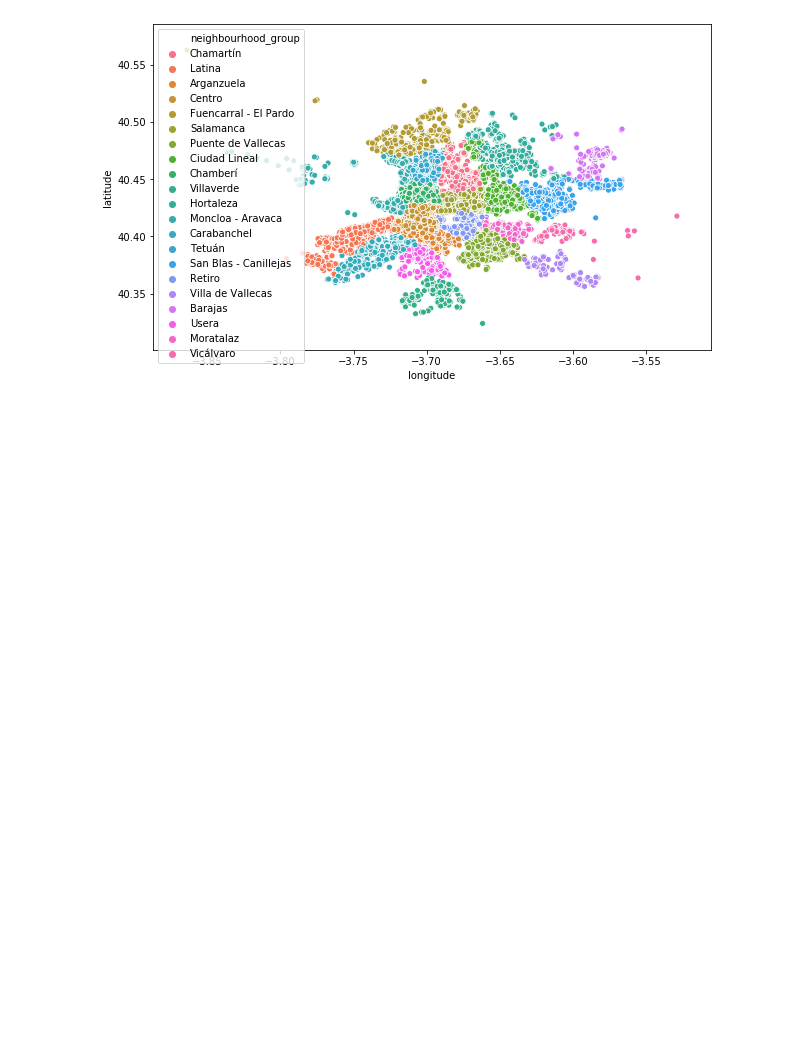
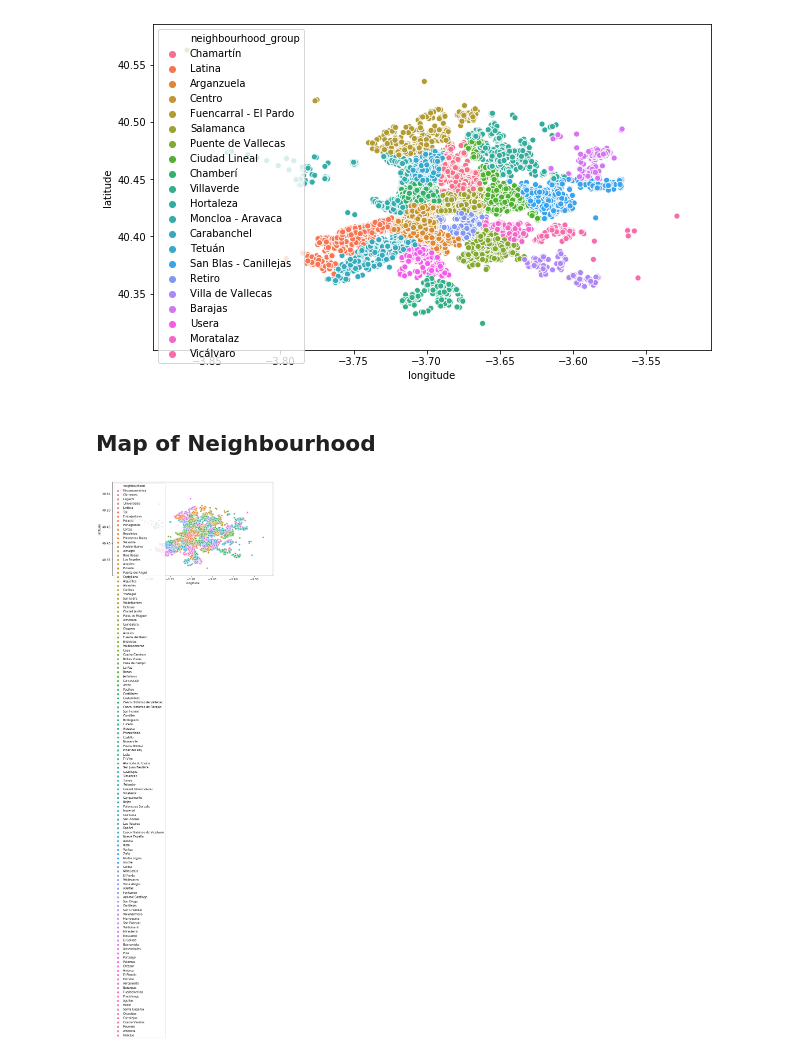
Before and after one commit to trisidoan/ML_engineering_degree, a Jupyter notebook: EAD_review.ipynb, the cells around one changed output. Saved outputs shown, nothing was run; the diff lists cells and outputs as text; code cells hidden in the pictures; blank space fills up the shorter version.

Commit message:
visualize room  data

```diff
--- a/EAD_review.ipynb
+++ b/EAD_review.ipynb
@@ -200,3 +200,11 @@ sns.scatterplot(airbnb.longitude,airbnb.latitude,hue=airbnb.neighbourhood_group)
 plt.ioff()
 # %% [output]
 [figure]
+# %% [markdown]
+## Map of Neighbourhood
+# %%
+plt.figure(figsize=(10,6))
+sns.scatterplot(airbnb.longitude,airbnb.latitude,hue=airbnb.neighbourhood)
+plt.ioff()
+# %% [output]
+[figure, added]
```
Also changed, not shown: parts of 1 cell of this notebook.
